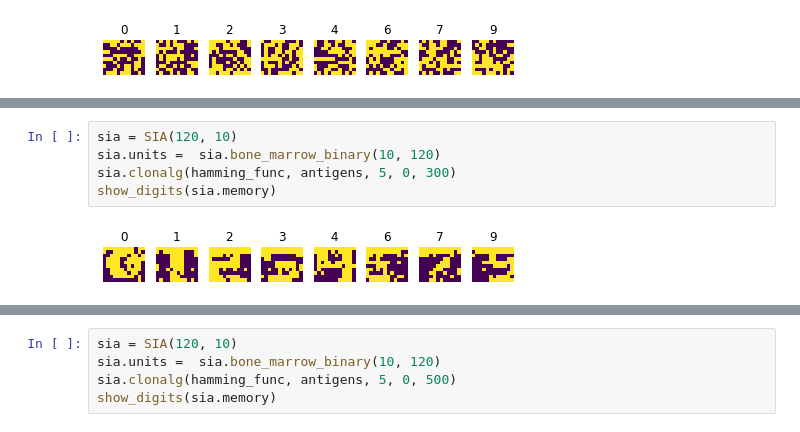
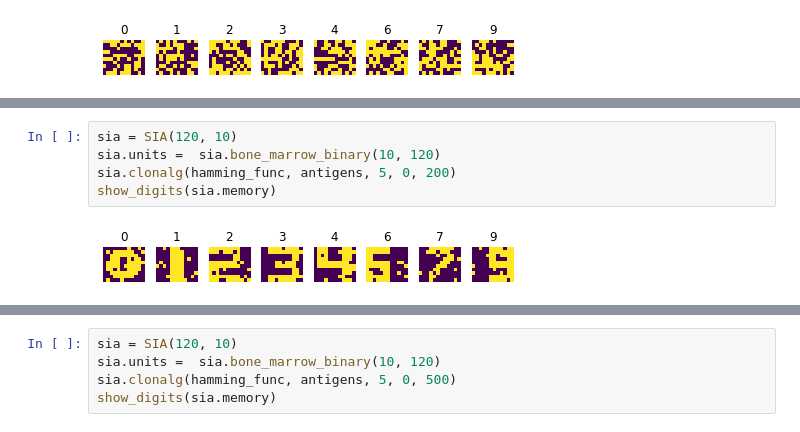
Before and after one commit to D4v0r/IACN-SIA-Algorithms, a Jupyter notebook: notebooks/digit_recognition.ipynb, the cells around one changed output, grey strips where cells are left out. Drawn from its saved outputs; the diff is of its cells as text.

Commit message:
Mejora al clonalg y nueva propuesta para el problema

```diff
--- a/notebooks/digit_recognition.ipynb
+++ b/notebooks/digit_recognition.ipynb
@@ -99,10 +84,10 @@ show_digits(sia.memory)
 # %%
 sia = SIA(120, 10)
 sia.units =  sia.bone_marrow_binary(10, 120)
-sia.clonalg(hamming_func, antigens, 5, 0, 300)
+sia.clonalg(hamming_func, antigens, 5, 0, 200)
 show_digits(sia.memory)
 # %% [output]
-[figure, old version]
+[figure, new version]
 # %%
 sia = SIA(120, 10)
 sia.units =  sia.bone_marrow_binary(10, 120)
```
Also changed, not shown: parts of 8 cells of this notebook, 2 other files.
